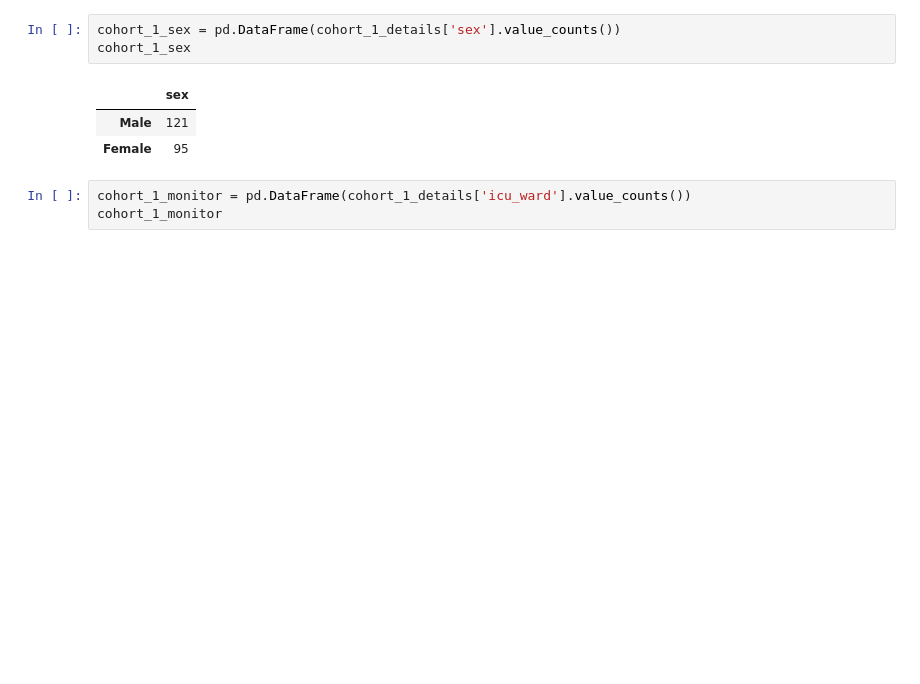
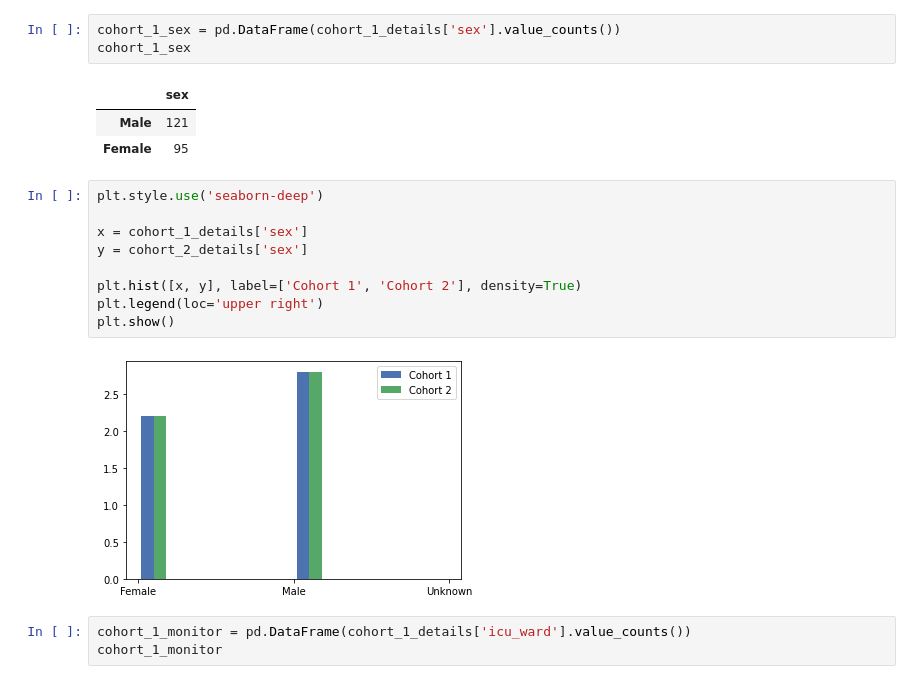
Before and after one commit to l-khali/In2Research, a Jupyter notebook: summary_statistics.ipynb, the cells around one changed output. Cells and saved outputs as stored; diff of their text form; blank space fills up the shorter version.

```diff
--- a/summary_statistics.ipynb
+++ b/summary_statistics.ipynb
@@ -211,6 +259,17 @@ cohort_1_sex
 |  | sex |
 | Male | 121 |
 | Female | 95 |
+# %%
+plt.style.use('seaborn-deep')
+
+x = cohort_1_details['sex']
+y = cohort_2_details['sex']
+
+plt.hist([x, y], label=['Cohort 1', 'Cohort 2'], density=True)
+plt.legend(loc='upper right')
+plt.show()
+# %% [output]
+[figure, added]
 # %%
 cohort_1_monitor = pd.DataFrame(cohort_1_details['icu_ward'].value_counts())
 cohort_1_monitor
```
Also changed, not shown: parts of 14 cells of this notebook.
